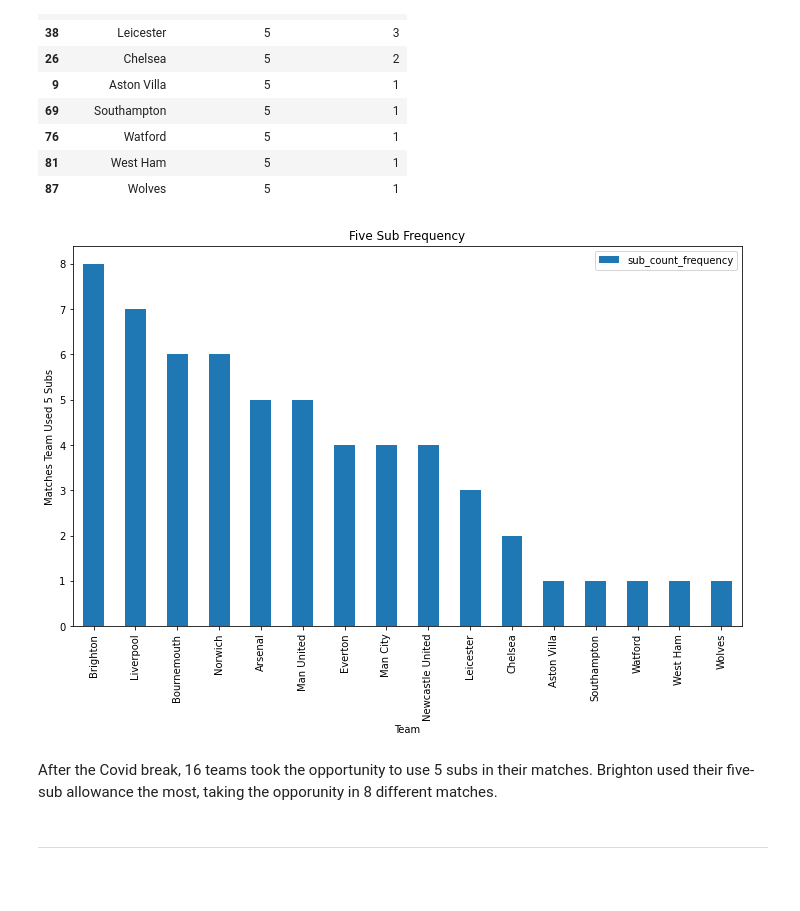
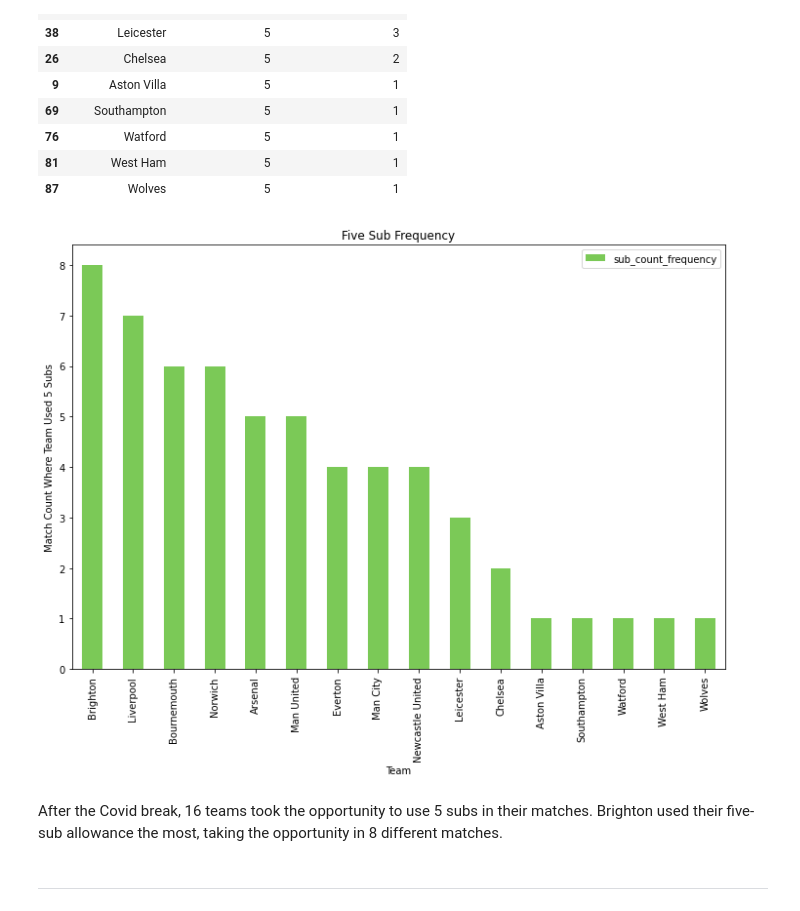
Before and after one commit to CharlesPeterMcCarthy/english-premier-league-2019-2020-statistical-analysis, a Jupyter notebook: epl-2019-2020.ipynb, the cells around one changed output. Saved outputs shown, nothing was run; the diff lists cells and outputs as text; code cells hidden in the pictures; blank space fills up the shorter version.

```diff
--- a/epl-2019-2020.ipynb
+++ b/epl-2019-2020.ipynb
@@ -610,7 +644,9 @@ players_df.drop([
     'transfers_in',
     'transfers_out',
     'value',
-    'ppm'
+    'ppm',
+    'threat',
+    'influence'
 ], axis=1, inplace=True, errors='ignore')
 # %%
 players_df.head()
@@ -1085,10 +1166,13 @@ season_length_in_days
 # %% [output]
 352
 # %%
-plt.hist(matches_df.date, bins=season_length_in_days)
+plt.rcParams['figure.figsize'] = [12, 8]
+
+plt.hist(matches_df.date, bins=season_length_in_days, color='#9106a1')
 plt.xlabel('Date')
 plt.ylabel('Match Count')
 plt.title('Matches Per Day')
 
-plt.show();
+plt.savefig('covid-break-by-date.png')
+plt.show()
 # %% [output]
@@ -1221,17 +1306,18 @@ five_sub_frequencies.sort_values('sub_count_frequency', ascending=False)
 # %%
 highest_five_sub_teams = five_sub_frequencies[['team', 'sub_count_frequency']].sort_values('sub_count_frequency', ascending=False)
 
-highest_five_sub_teams.set_index('team').plot(kind = 'bar')
+highest_five_sub_teams.set_index('team').plot(kind = 'bar', color='#7bc957')
 plt.xlabel('Team')
-plt.ylabel('Matches Team Used 5 Subs')
+plt.ylabel('Match Count Where Team Used 5 Subs')
 plt.title('Five Sub Frequency')
 
-plt.show();
+plt.savefig('five-sub-frequency.png')
+plt.show()
 # %% [output]
-[figure, old version]
+[figure, new version]
 # %% [markdown]
 After the Covid break, 16 teams took the opportunity to use 5 subs in their matches.
-Brighton used their five-sub allowance the most, taking the opporunity in 8 different matches.
+Brighton used their five-sub allowance the most, taking the opportunity in 8 different matches.
 # %% [markdown]
 ---
 # %% [markdown]
```
Also changed, not shown: parts of 50 cells of this notebook.
